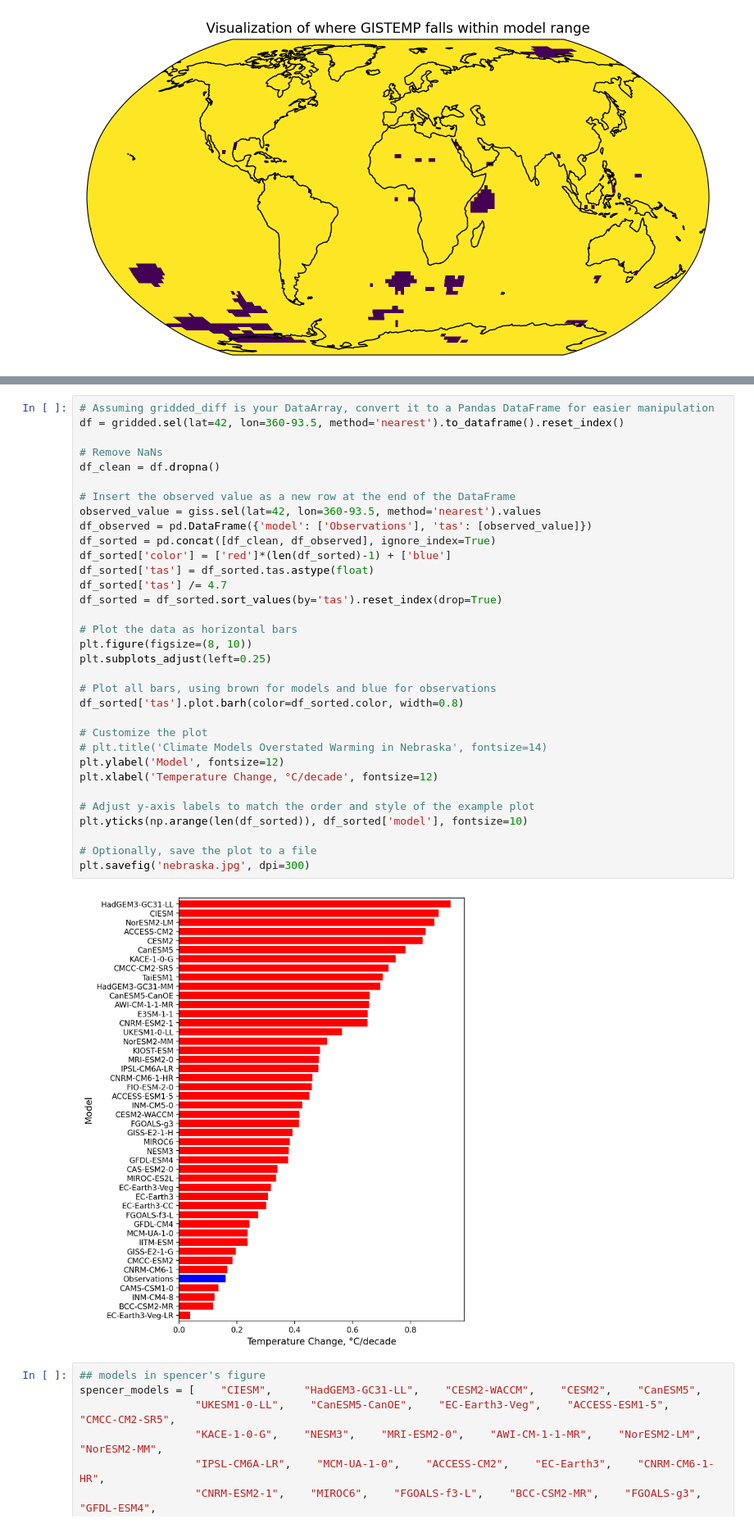
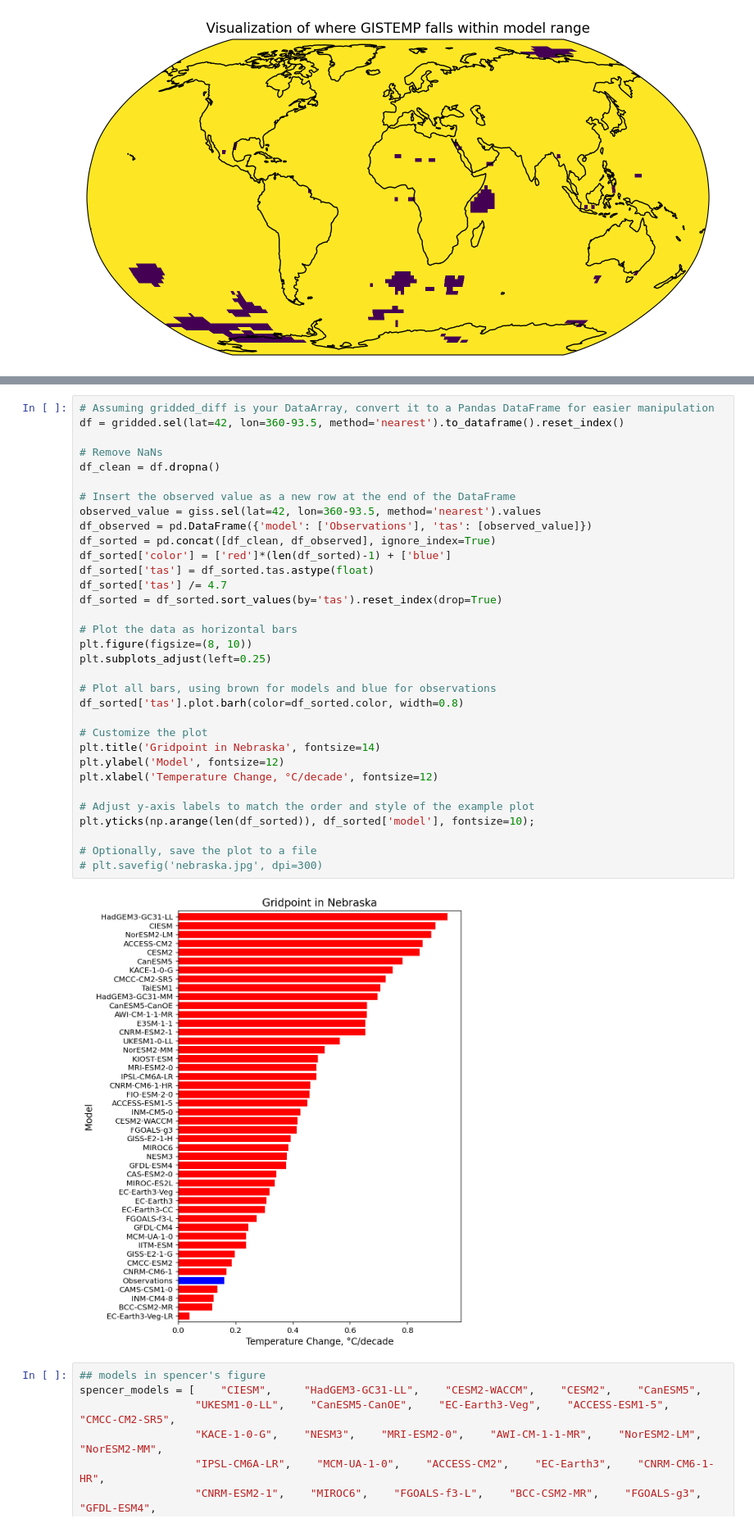
Before and after one commit to aedessler/TCB_Trump_Graphic, a Jupyter notebook: trend_comparison_trump.ipynb, the cells around one changed output, grey strips where cells are left out. Shown at 82% size. Drawn from its saved outputs; the diff is of its cells as text.

```diff
--- a/trend_comparison_trump.ipynb
+++ b/trend_comparison_trump.ipynb
@@ -333,37 +304,37 @@ plt.xticks(np.arange(len(df_clean))+0.5,df_clean.model, rotation=90, ha = 'right
 # Assuming gridded_diff is your DataArray, convert it to a Pandas DataFrame for easier manipulation
 df = gridded.sel(lat=42, lon=360-93.5, method='nearest').to_dataframe().reset_index()
 
 # Remove NaNs
 df_clean = df.dropna()
 
 # Insert the observed value as a new row at the end of the DataFrame
 observed_value = giss.sel(lat=42, lon=360-93.5, method='nearest').values
 df_observed = pd.DataFrame({'model': ['Observations'], 'tas': [observed_value]})
 df_sorted = pd.concat([df_clean, df_observed], ignore_index=True)
 df_sorted['color'] = ['red']*(len(df_sorted)-1) + ['blue']
 df_sorted['tas'] = df_sorted.tas.astype(float)
 df_sorted['tas'] /= 4.7
 df_sorted = df_sorted.sort_values(by='tas').reset_index(drop=True)
 
 # Plot the data as horizontal bars
 plt.figure(figsize=(8, 10))
 plt.subplots_adjust(left=0.25)
 
 # Plot all bars, using brown for models and blue for observations
 df_sorted['tas'].plot.barh(color=df_sorted.color, width=0.8)
 
 # Customize the plot
-# plt.title('Climate Models Overstated Warming in Nebraska', fontsize=14)
+plt.title('Gridpoint in Nebraska', fontsize=14)
 plt.ylabel('Model', fontsize=12)
 plt.xlabel('Temperature Change, °C/decade', fontsize=12)
 
 # Adjust y-axis labels to match the order and style of the example plot
-plt.yticks(np.arange(len(df_sorted)), df_sorted['model'], fontsize=10)
+plt.yticks(np.arange(len(df_sorted)), df_sorted['model'], fontsize=10);
 
 # Optionally, save the plot to a file
-plt.savefig('nebraska.jpg', dpi=300)
+# plt.savefig('nebraska.jpg', dpi=300)
 # %% [output]
-[figure, old version]
+[figure, new version]
 # %%
 ## models in spencer's figure
 spencer_models = [    "CIESM",     "HadGEM3-GC31-LL",    "CESM2-WACCM",    "CESM2",    "CanESM5",
```
Also changed, not shown: parts of 4 cells of this notebook.
